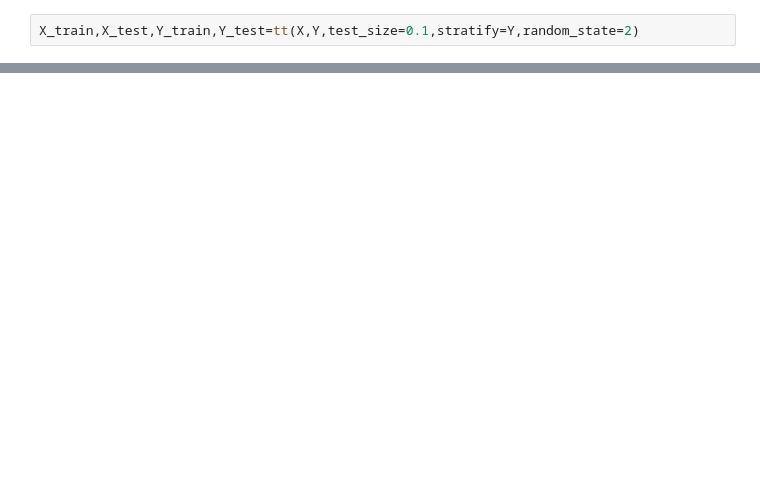
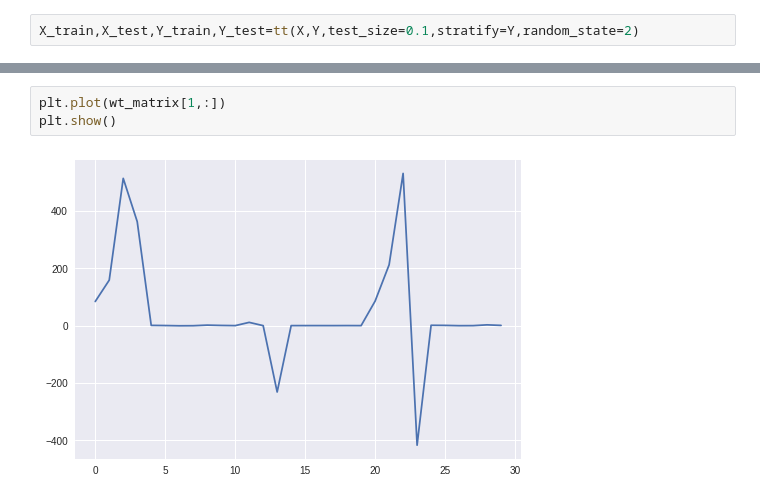
Before and after one commit to Ashish1999Kumar/Deep-learning, a Jupyter notebook: Perceptron.ipynb, the cells around one changed output, grey strips where cells are left out. Cells and saved outputs as stored; diff of their text form; blank space fills up the shorter version.

```diff
--- a/Perceptron.ipynb
+++ b/Perceptron.ipynb
@@ -32,0 +109,5 @@ X_train,X_test,Y_train,Y_test=tt(X,Y,test_size=0.1,stratify=Y,random_state=2)
+# %%
+plt.plot(wt_matrix[1,:])
+plt.show()
+# %% [output]
+[figure, added]
```
Also changed, not shown: parts of 7 cells of this notebook.
